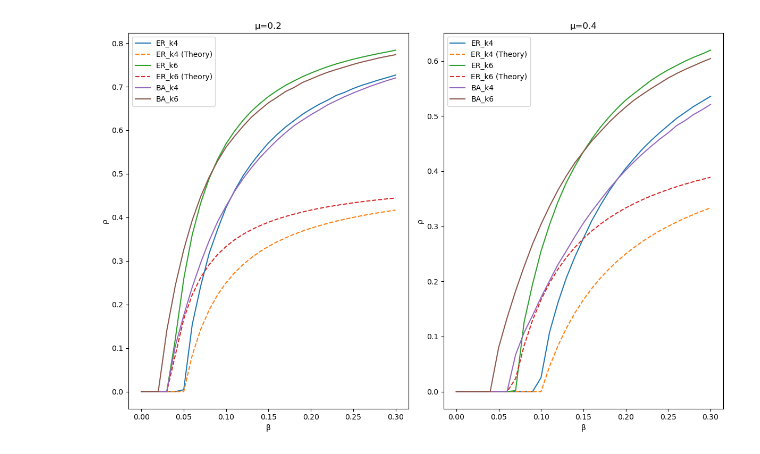
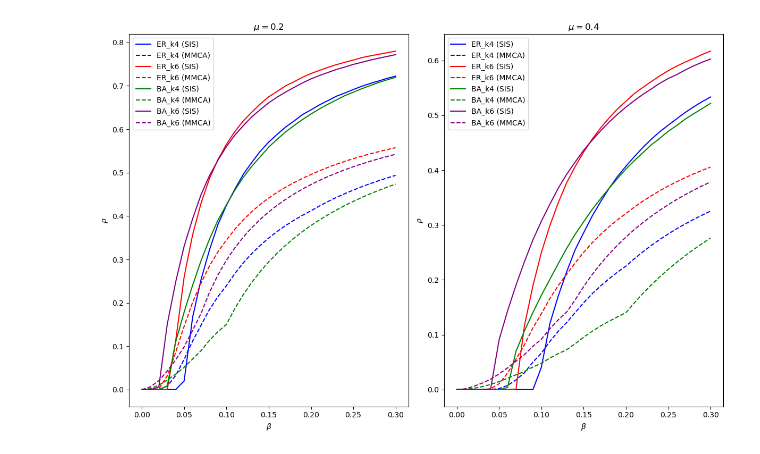
Before and after one commit to marcellorussox/ComplexNets-A3-SISModel, a Jupyter notebook: ComplexNets-A3-SISModel.ipynb, the cells around one changed output. Saved outputs shown, nothing was run; the diff lists cells and outputs as text; code cells hidden in the pictures.

Commit message:
aggiunto export reti, spiegazione simulate_sis, modificato metodo teorico da mean-field a mmca, plots per mu = 0,2 e 0,4 che hanno tutte e 8 le linee. aggiunti vari elementi esplicativi

```diff
--- a/ComplexNets-A3-SISModel.ipynb
+++ b/ComplexNets-A3-SISModel.ipynb
@@ -108,16 +133,0 @@ $$ρ = \frac{β ⟨k⟩ ρ (1 - ρ)}{μ + β ⟨k⟩ ρ}$$
-# %%
-from scipy.optimize import fsolve
-
-def mean_field_rho(beta, mu, k):
-    def equation(rho):
-        return rho - (beta * k * rho * (1 - rho)) / (mu + beta * k * rho)
-    rho_initial = 0.5
-    rho_solution = fsolve(equation, rho_initial)[0]
-    return rho_solution if rho_solution > 0 else 0.0
-
-# Compute theoretical values for ER
-theory = {mu: {'ER_k4': {}, 'ER_k6': {}} for mu in mu_values}
-for mu in mu_values:
-    for net in ['ER_k4', 'ER_k6']:
-        k = 4 if 'k4' in net else 6
-        theory[mu][net] = {beta: mean_field_rho(beta, mu, k) for beta in beta_values}
@@ -127,19 +200,32 @@ Compare simulation and theoretical results for ER networks and all networks for
 # %%
+import matplotlib.pyplot as plt
+import numpy as np
+
+colors = {
+    'ER_k4': 'blue',
+    'ER_k6': 'red',
+    'BA_k4': 'green',
+    'BA_k6': 'purple'
+}
+
 plt.figure(figsize=(12, 8))
 for mu_idx, mu in enumerate(mu_values):
     plt.subplot(1, 2, mu_idx+1)
     for net in networks:
         betas = list(results[mu][net].keys())
         rhos = [results[mu][net][b] for b in betas]
-        plt.plot(betas, rhos, label=net)
-        if 'ER' in net:
-            theory_rhos = [theory[mu][net][b] for b in betas]
-            plt.plot(betas, theory_rhos, '--', label=f'{net} (Theory)')
-    plt.xlabel('β')
-    plt.ylabel('ρ')
-    plt.title(f'μ={mu}')
+        theory_rhos = [theory[mu][net][b] for b in betas]
+
+        plt.plot(betas, rhos, color=colors[net], label=f'{net} (SIS)')
+        plt.plot(betas, theory_rhos, '--', color=colors[net], label=f'{net} (MMCA)')
+
+    plt.xlabel(r'$\beta$')
+    plt.ylabel(r'$\rho$')
+    plt.title(f'$\mu={mu}$')
     plt.legend()
+
 plt.tight_layout()
+plt.savefig('sis_comparison.png', dpi=300)
 plt.show()
 # %% [output]
-[figure, old version]
+[figure, new version]
```
Also changed, not shown: parts of 13 cells of this notebook.
